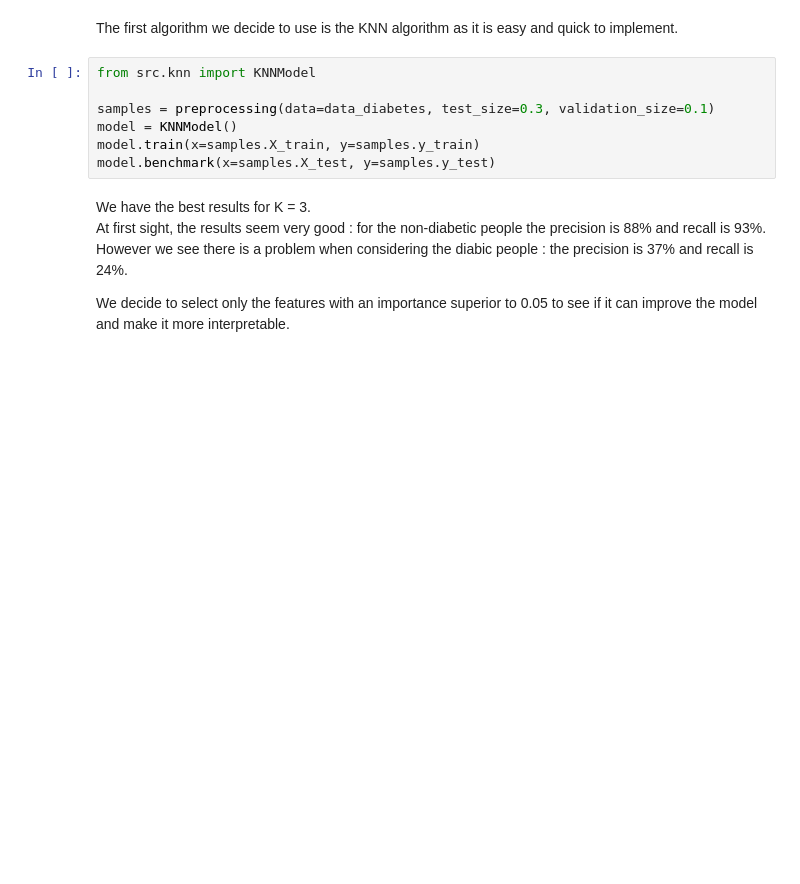
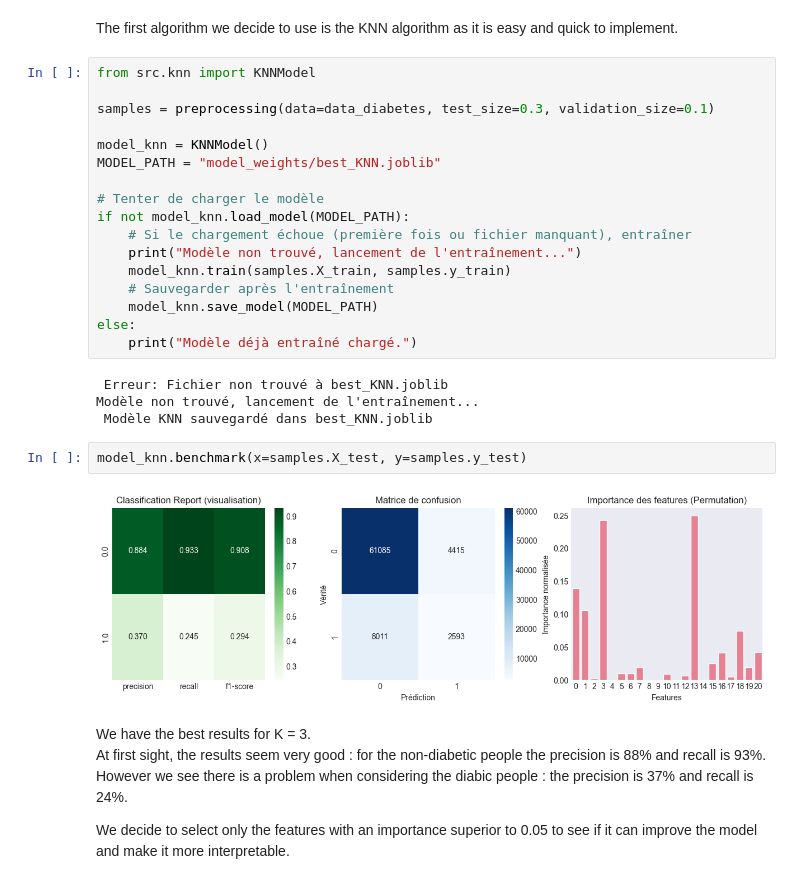
Before and after one commit to RemiBBX/ml-diabetes-spam-prediction, a Jupyter notebook: Diabetes_Visualisation_ML.ipynb, the cells around one changed output. Cells and saved outputs as stored; diff of their text form; blank space fills up the shorter version.

```diff
--- a/Diabetes_Visualisation_ML.ipynb
+++ b/Diabetes_Visualisation_ML.ipynb
@@ -75,13 +132,31 @@ plt.show()
 # K nearest neighbour
 # %% [markdown]
 The first algorithm we decide to use is the KNN algorithm as it is easy and quick to implement.
+# %%
+from src.knn import KNNModel
+
+samples = preprocessing(data=data_diabetes, test_size=0.3, validation_size=0.1)
+
+model_knn = KNNModel()
+MODEL_PATH = "model_weights/best_KNN.joblib"
+
+# Tenter de charger le modèle
+if not model_knn.load_model(MODEL_PATH):
+    # Si le chargement échoue (première fois ou fichier manquant), entraîner
+    print("Modèle non trouvé, lancement de l'entraînement...")
+    model_knn.train(samples.X_train, samples.y_train)
+    # Sauvegarder après l'entraînement
+    model_knn.save_model(MODEL_PATH)
+else:
+    print("Modèle déjà entraîné chargé.")
+# %% [output]
+ Erreur: Fichier non trouvé à best_KNN.joblib
+Modèle non trouvé, lancement de l'entraînement...
+ Modèle KNN sauvegardé dans best_KNN.joblib
 # %%
-from src.knn import KNNModel
-
-samples = preprocessing(data=data_diabetes, test_size=0.3, validation_size=0.1)
-model = KNNModel()
-model.train(x=samples.X_train, y=samples.y_train)
-model.benchmark(x=samples.X_test, y=samples.y_test)
+model_knn.benchmark(x=samples.X_test, y=samples.y_test)
+# %% [output]
+[figure, added]
 # %% [markdown]
 We have the best results for K = 3.
 At first sight, the results seem very good : for the non-diabetic people the precision is 88% and recall is 93%.
```
Also changed, not shown: parts of 21 cells of this notebook, 11 other files.
